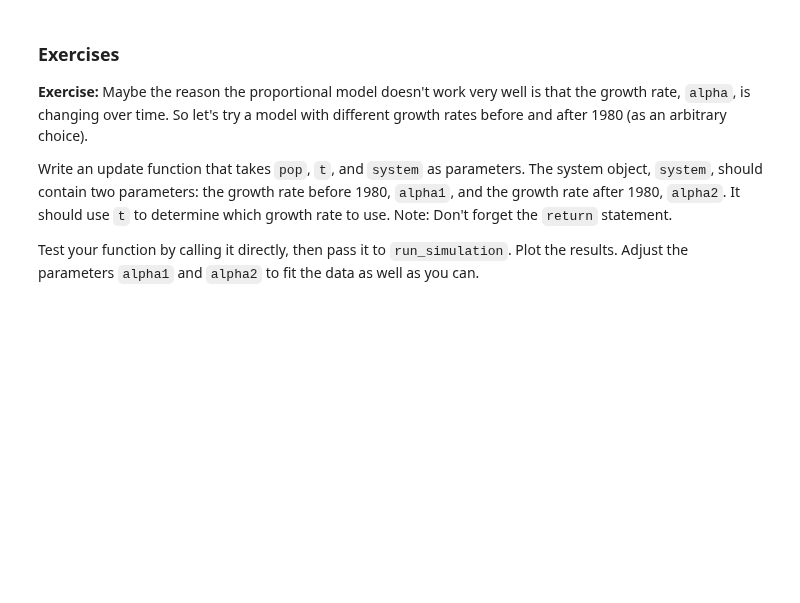
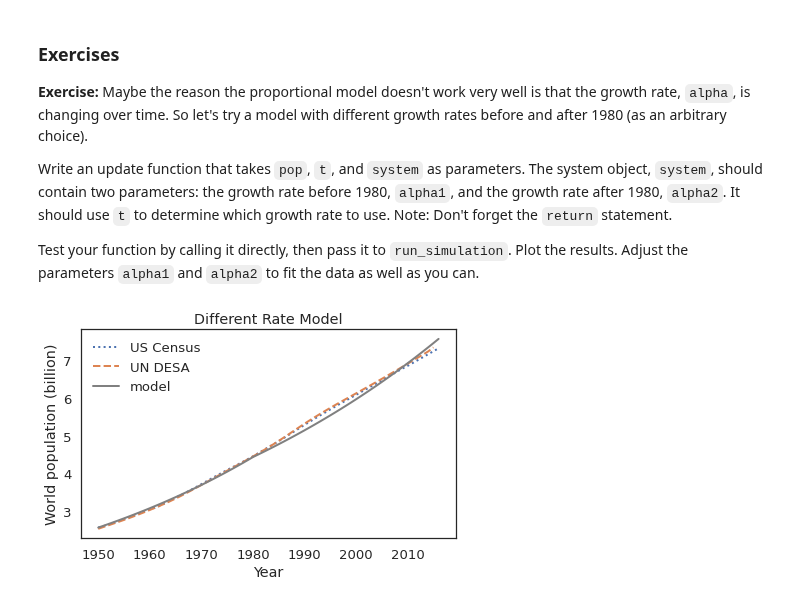
Before and after one commit to ferrysany/ModSimPy, a Jupyter notebook: colab/chap06.ipynb, the cells around one changed output. Saved outputs shown, nothing was run; the diff lists cells and outputs as text; code cells hidden in the pictures; blank space fills up the shorter version.

```diff
--- a/colab/chap06.ipynb
+++ b/colab/chap06.ipynb
@@ -289,0 +290,8 @@ def update_func3(pop, t, system):
+# %%
+system.alpha1 = 0.0185
+system.alpha2 = 0.015
+# %%
+results = run_simulation(system, update_func3)
+plot_results(census, un, results, 'Different Rate Model')
+# %% [output]
+[figure, added]
```
Also changed, not shown: parts of 2 cells of this notebook.
